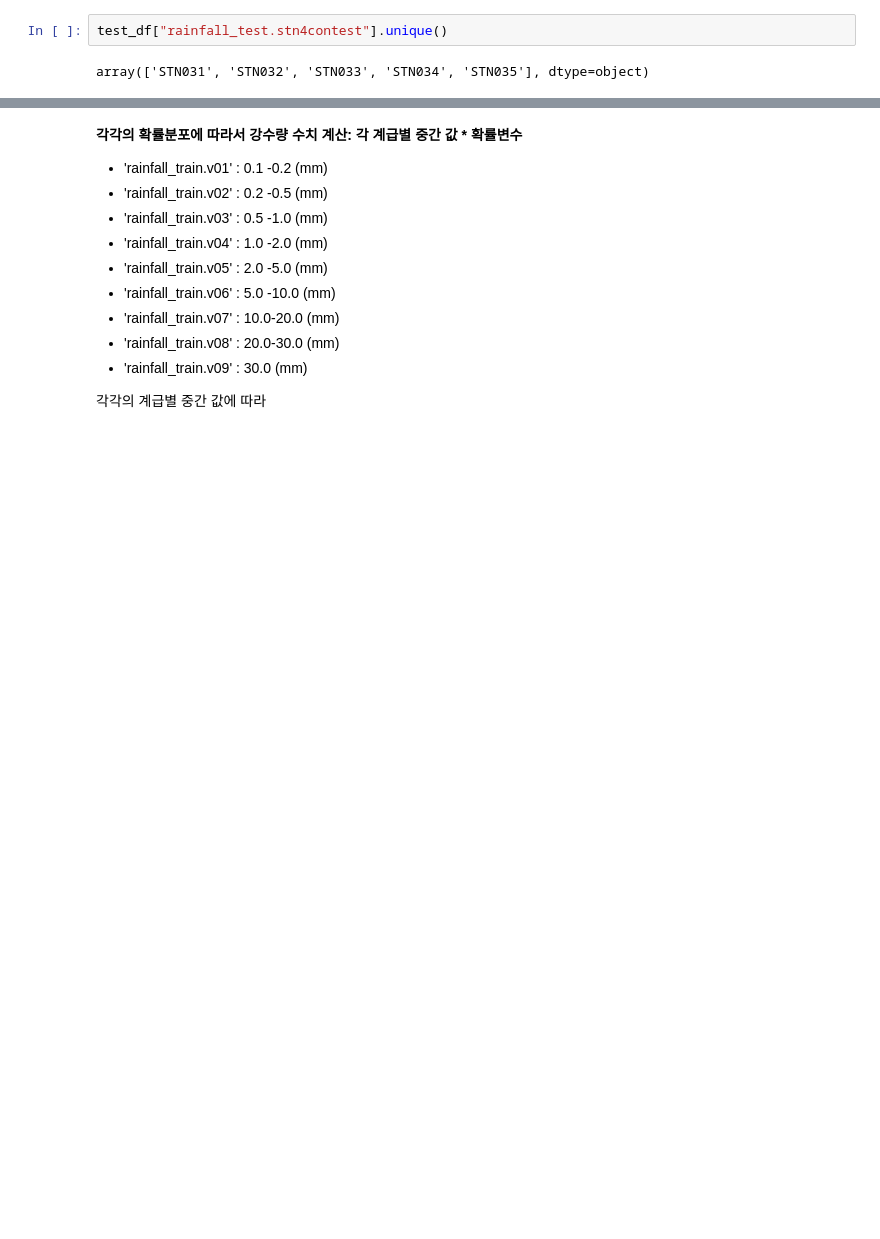
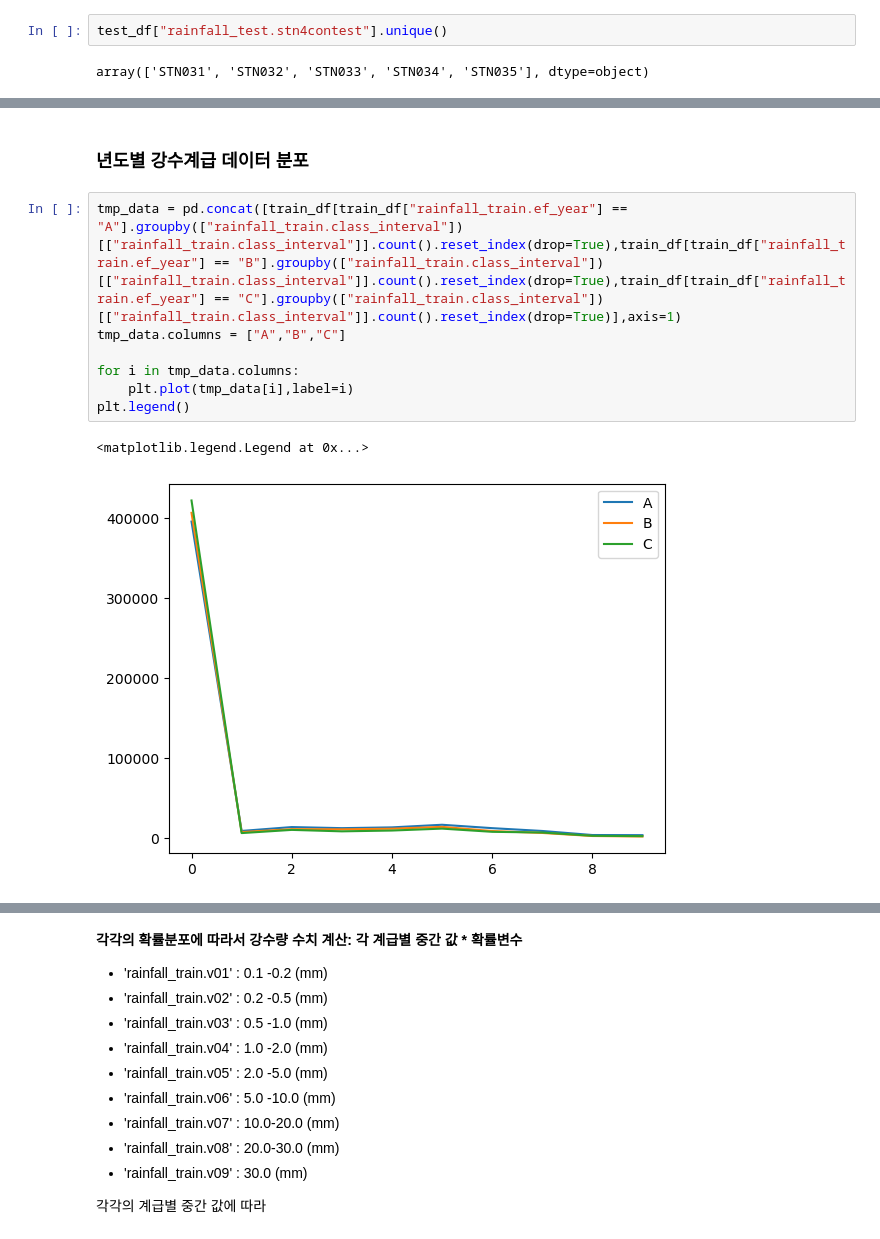
Before and after one commit to Abel3005/TSI, a Jupyter notebook: replay.ipynb, the cells around one changed output, grey strips where cells are left out. Cells and saved outputs as stored; diff of their text form; blank space fills up the shorter version.

```diff
--- a/replay.ipynb
+++ b/replay.ipynb
@@ -39,0 +76,12 @@ array(['STN031', 'STN032', 'STN033', 'STN034', 'STN035'], dtype=object)
+# %% [markdown]
+### 년도별 강수계급 데이터 분포
+# %%
+tmp_data = pd.concat([train_df[train_df["rainfall_train.ef_year"] == "A"].groupby(["rainfall_train.class_interval"])[["rainfall_train.class_interval"]].count().reset_index(drop=True),train_df[train_df["rainfall_train.ef_year"] == "B"].groupby(["rainfall_train.class_interval"])[["rainfall_train.class_interval"]].count().reset_index(drop=True),train_df[train_df["rainfall_train.ef_year"] == "C"].groupby(["rainfall_train.class_interval"])[["rainfall_train.class_interval"]].count().reset_index(drop=True)],axis=1)
+tmp_data.columns = ["A","B","C"]
+
+for i in tmp_data.columns:
+    plt.plot(tmp_data[i],label=i)
+plt.legend()
+# %% [output]
+<matplotlib.legend.Legend at 0x...>
+[figure, added]
```
Also changed, not shown: parts of 11 cells of this notebook, 6 other files.
